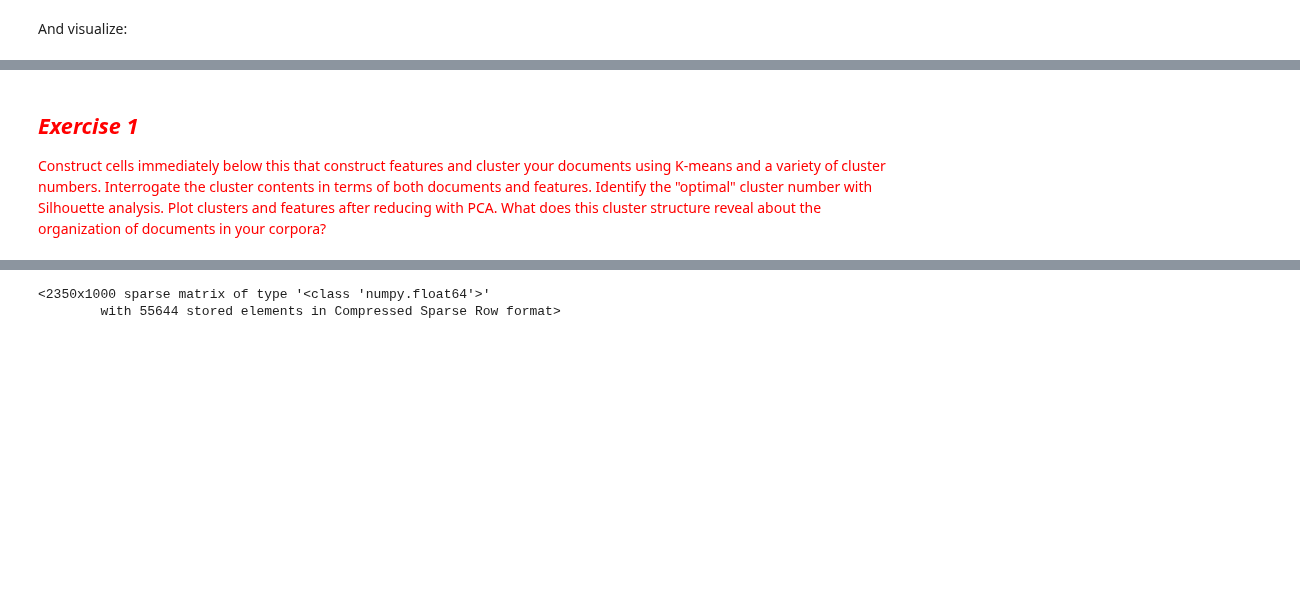
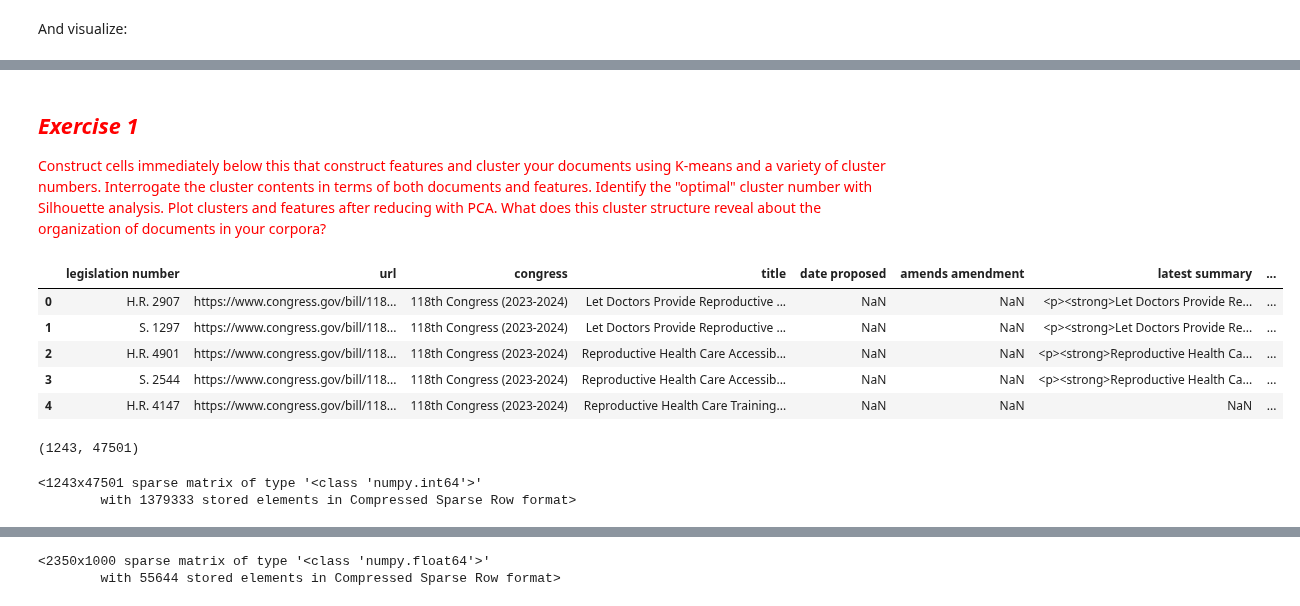
Before and after one commit to michplunkett/computational-content-analysis, a Jupyter notebook: 3_Topic_Modeling_and_Clustering.ipynb, the cells around one changed output, grey strips where cells are left out. Cells and saved outputs as stored; diff of their text form; code cells hidden in the pictures; blank space fills up the shorter version.

```diff
--- a/3_Topic_Modeling_and_Clustering.ipynb
+++ b/3_Topic_Modeling_and_Clustering.ipynb
@@ -740,4 +762,38 @@ targetDF
 # %% [markdown]
 ## <font color="red">*Exercise 1*</font>
 
-<font color="red">Construct cells immediately below this that construct features and cluster your documents using K-means and a variety of cluster numbers. Interrogate the cluster contents in terms of both documents and features. Identify the "optimal" cluster number with Silhouette analysis. Plot clusters and features after reducing with PCA. What does this cluster structure reveal about the organization of documents in your corpora?
+<font color="red">Construct cells immediately below this that construct features and
+cluster your documents using K-means and a variety of cluster numbers. Interrogate
+the cluster contents in terms of both documents and features. Identify the "optimal"
+cluster number with Silhouette analysis. Plot clusters and features after reducing
+with PCA. What does this cluster structure reveal about the organization of documents
+in your corpora?
+# %%
+# Import abortion related legislation CSV.
+abortion_legislation_df = pd.read_csv("data/congress_legislation_cleaned.csv")
+abortion_legislation_df[:5]
+# %% [output]
+|  | legislation number | url | congress | title | date proposed | amends amendment | latest summary | ... |
+| 0 | H.R. 2907 | https://www.congress.gov/bill/118... | 118th Congress (2023-2024) | Let Doctors Provide Reproductive ... | NaN | NaN | <p><strong>Let Doctors Provide Re... | ... |
+| 1 | S. 1297 | https://www.congress.gov/bill/118... | 118th Congress (2023-2024) | Let Doctors Provide Reproductive ... | NaN | NaN | <p><strong>Let Doctors Provide Re... | ... |
+| 2 | H.R. 4901 | https://www.congress.gov/bill/118... | 118th Congress (2023-2024) | Reproductive Health Care Accessib... | NaN | NaN | <p><strong>Reproductive Health Ca... | ... |
+| 3 | S. 2544 | https://www.congress.gov/bill/118... | 118th Congress (2023-2024) | Reproductive Health Care Accessib... | NaN | NaN | <p><strong>Reproductive Health Ca... | ... |
+| 4 | H.R. 4147 | https://www.congress.gov/bill/118... | 118th Congress (2023-2024) | Reproductive Health Care Training... | NaN | NaN | NaN | ... |
+# %%
+# Vectorize the cleaned legislative text.
+count_vectorizer = sklearn.feature_extraction.text.CountVectorizer()
+legislation_vectors = count_vectorizer.fit_transform(
+    abortion_legislation_df["cleaned_text"]
+)
+
+# Get tf-idf measurements for the count vectors.
+legislation_tfidf_transformer = sklearn.feature_extraction.text.TfidfTransformer().fit(
+    legislation_vectors
+)
+legislation_tf = legislation_tfidf_transformer.transform(legislation_vectors)
+print(legislation_tf.shape)
+legislation_vectors
+# %% [output]
+(1243, 47501)
+<1243x47501 sparse matrix of type '<class 'numpy.int64'>'
+        with 1379333 stored elements in Compressed Sparse Row format>
```
Also changed, not shown: parts of 96 cells of this notebook.
